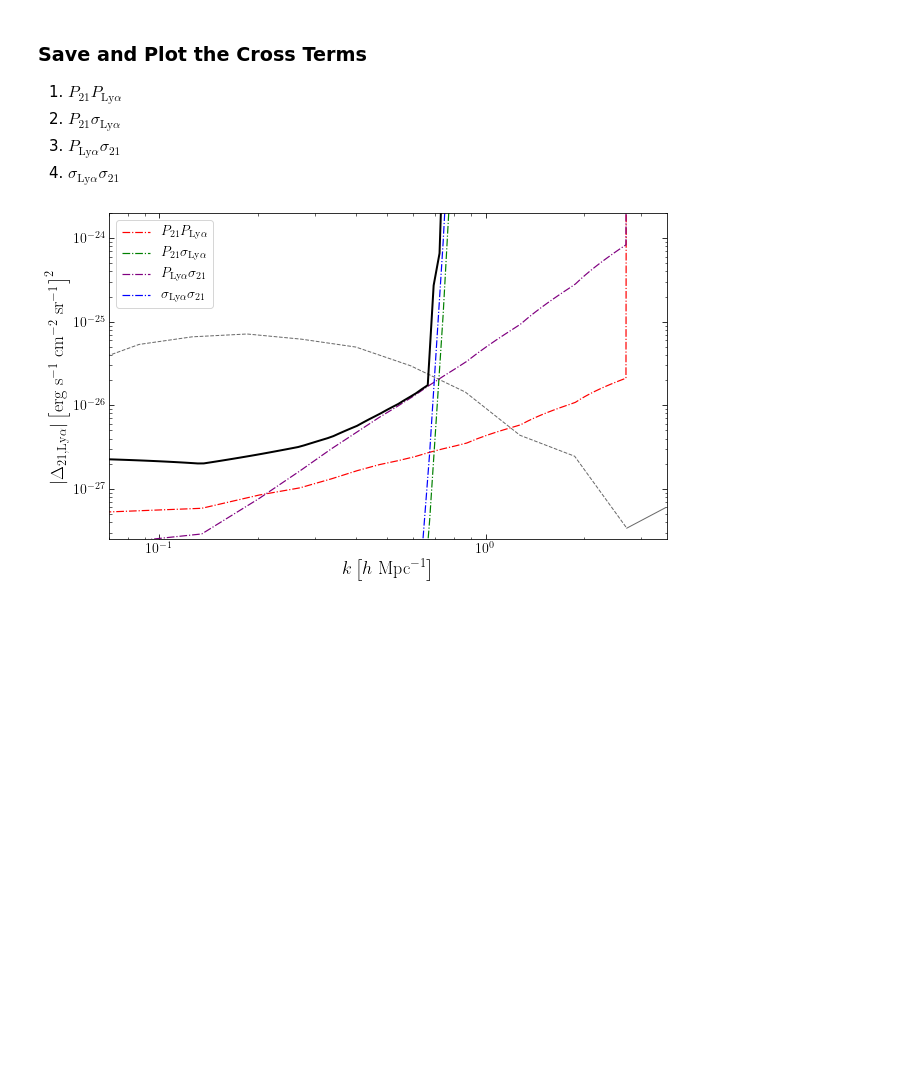
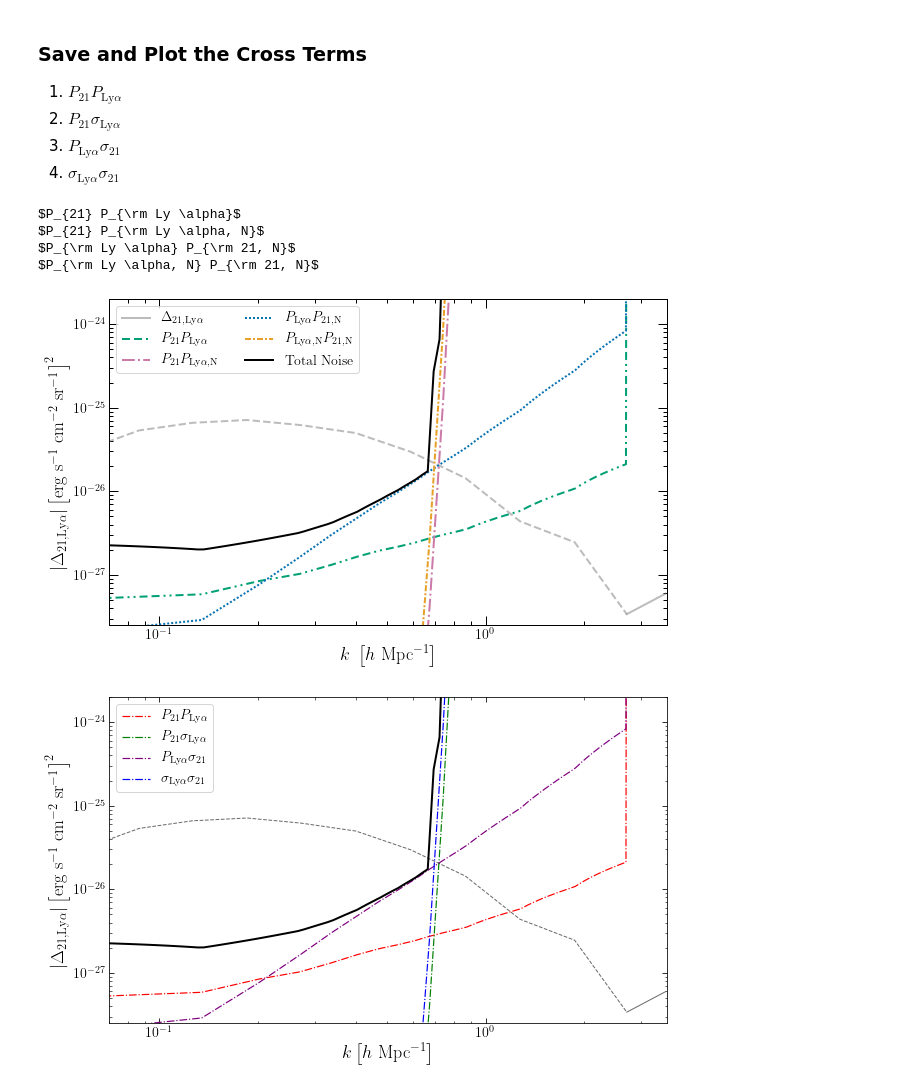
Before and after one commit to tacox5/Senior_Thesis, a Jupyter notebook: notebooks/Noise_Power_Spectrum.ipynb, the cells around one changed output. Saved outputs shown, nothing was run; the diff lists cells and outputs as text; code cells hidden in the pictures; blank space fills up the shorter version.

```diff
--- a/notebooks/Noise_Power_Spectrum.ipynb
+++ b/notebooks/Noise_Power_Spectrum.ipynb
@@ -266,3 +267,46 @@ xterm_labels = [r'$P_{21} P_{\rm Ly \alpha}$',
+# %%
+mpl.rcParams['axes.linewidth'] = 1
+
+k1d = sensitivity.k1d
+
+plt.figure(figsize = (10, 6))
+plt.plot(xk[12:] * cosmo.h, np.abs(xps[12:]), color = '#7A7A7A',
+    alpha = 0.5, linewidth = 2, label=r'$\Delta_{21, \rm Ly\alpha}$')
+plt.plot(xk[:13] * cosmo.h, np.abs(xps[:13]), '--', color = '#7A7A7A',
+    alpha = 0.5, linewidth = 2)
+
+colors_e = ['red', 'green', 'purple', 'blue']
+colors_e = ['#5F4690', '#CC503E', '#0F8554', '#38A6A5']
+colors_e = ['#5F4690', '#CC503E', '#0F8554', '#1D6996']
+colors_e = ['#00A074', '#CC7AA8', '#0773B3', '#E79F27']
+linestyles = [(0, (4, 2, 4, 2, 1, 2, 1, 2)), '-.',
+              (0, (1, 1)), (0, (3, 1, 1, 1))]
+
+for i, x_t in enumerate(cross_noise):
+    x_t[np.isinf(x_t)] = 1e5 * u.mK ** 2
+    print(xterm_labels[i])
+    plt.plot(k1d, x_t, '-.', color = colors_e[i], label = xterm_labels[i], lw = 2, ls = linestyles[i])
+
+plt.plot(ks, noise, c='k', ls='-', linewidth = 2, label='Total Noise')
+plt.xscale('log')
+plt.yscale('log')
+plt.xlim([0.07, 3.60])
+plt.ylim([2.5e-28, 2e-24])
+plt.tick_params(axis='both', which='both', width=1)
+plt.tick_params(axis='both', which='major', length=9)
+plt.tick_params(axis='both', which='minor', length=4)
+plt.legend(fontsize = 14, ncol=2)
+plt.xlabel(r'$k \; \left[h \ {\rm Mpc}^{-1} \right]$', fontsize = 18)
+plt.tick_params(axis='both', which='major', labelsize=14)
+plt.ylabel(r' $|\Delta_{21, \rm Ly\alpha} | \left[ {\rm erg \ s^{-1} \ cm^{-2} \ sr^{-1}}\right]^2$', fontsize = 18)
+#plt.show()
+plt.savefig('error_budget.png', bbox_inches='tight', dpi = 500)
+# %% [output]
+$P_{21} P_{\rm Ly \alpha}$
+$P_{21} P_{\rm Ly \alpha, N}$
+$P_{\rm Ly \alpha} P_{\rm 21, N}$
+$P_{\rm Ly \alpha, N} P_{\rm 21, N}$
+[figure, added]
 # %%
 plt.figure(figsize = (10, 6))
 plt.plot(cosmo.h * xk[12:], np.abs(xps[12:]), color = 'dimgrey', linewidth = 1)
```
Also changed, not shown: parts of 3 cells of this notebook, 46 other files.
